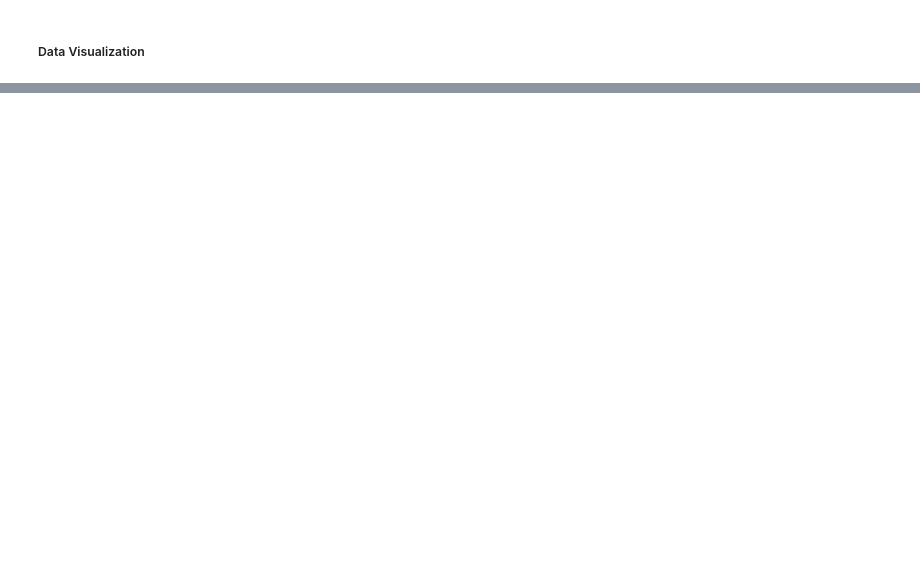
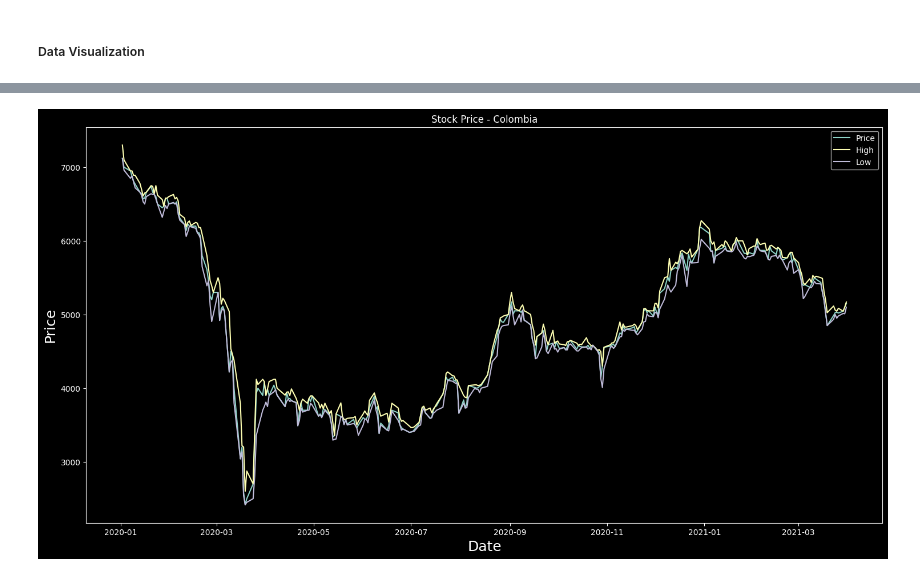
Before and after one commit to michelejl/cgmUjwl9pJkIW6Pa, a Jupyter notebook: ValueInvestor.ipynb, the cells around one changed output, grey strips where cells are left out. Saved outputs shown, nothing was run; the diff lists cells and outputs as text; code cells hidden in the pictures; blank space fills up the shorter version.

```diff
--- a/ValueInvestor.ipynb
+++ b/ValueInvestor.ipynb
@@ -262,9 +181,0 @@ argentina.head()
-# %%
-#Do the same for all dataframes
-colombia['Date'] = pd.to_datetime(colombia['Date'], errors='coerce')
-colombia['Price'] = pd.to_numeric(colombia['Date'], errors='coerce')
-colombia = colombia.dropna(subset=['Date'])
-colombia = colombia.dropna(subset=['Price'])
-colombia = colombia.sort_values('Date')
-colombia = colombia.reset_index(drop=True)
-colombia.head()
@@ -309,0 +233,3 @@ skorea.head()
+# %%
+colombia = preprocess_dataframe(colombia)
+colombia.head()
@@ -492,4 +264,0 @@ argentina['Month'] = argentina['Date'].dt.month
-# %%
-# Create 'Year' and 'Month' columns
-colombia['Year'] = colombia['Date'].dt.year
-colombia['Month'] = colombia['Date'].dt.month
@@ -599,0 +285,4 @@ plt.show()
+# %%
+plot_stock_data(colombia, "Colombia")
+# %% [output]
+[figure, added]
```
Also changed, not shown: parts of 116 cells of this notebook, 1 other file.
